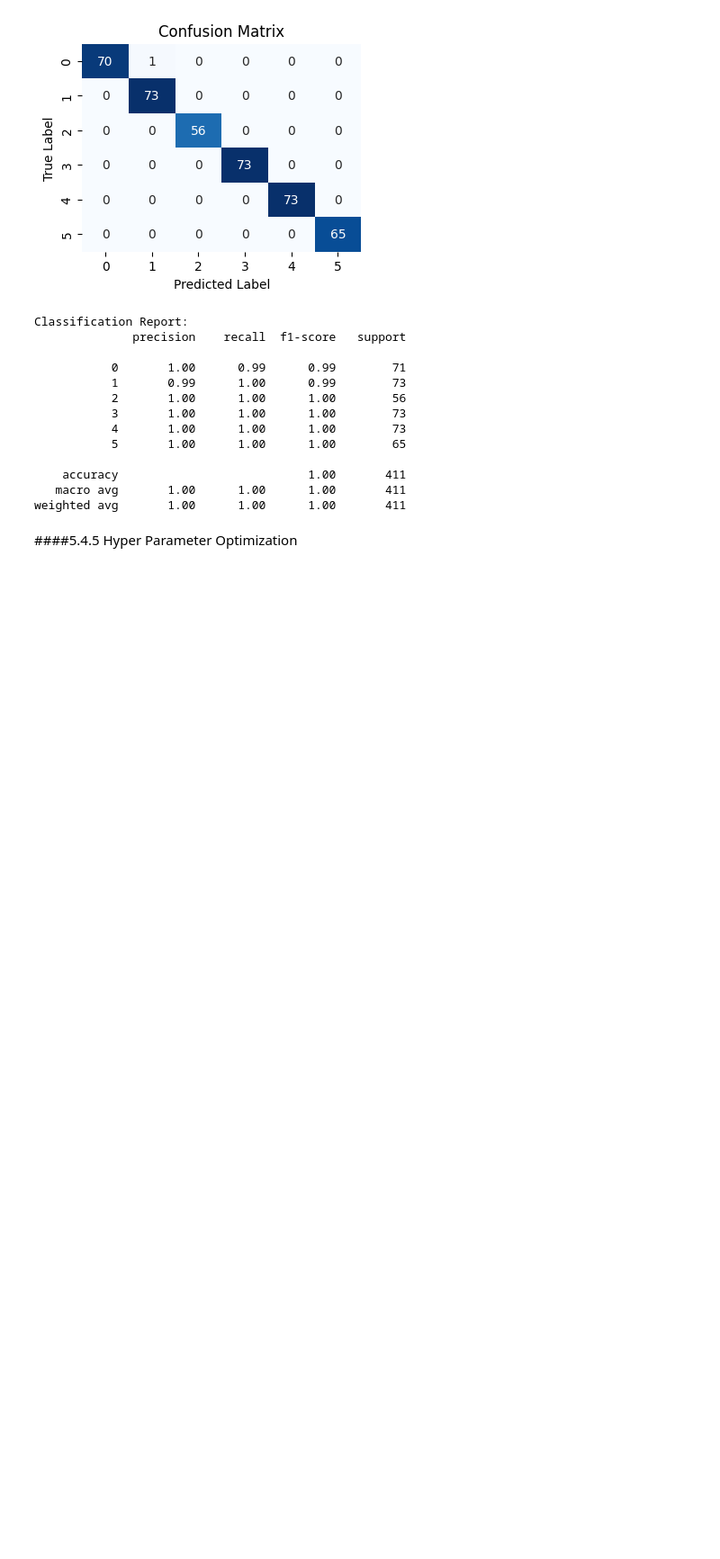
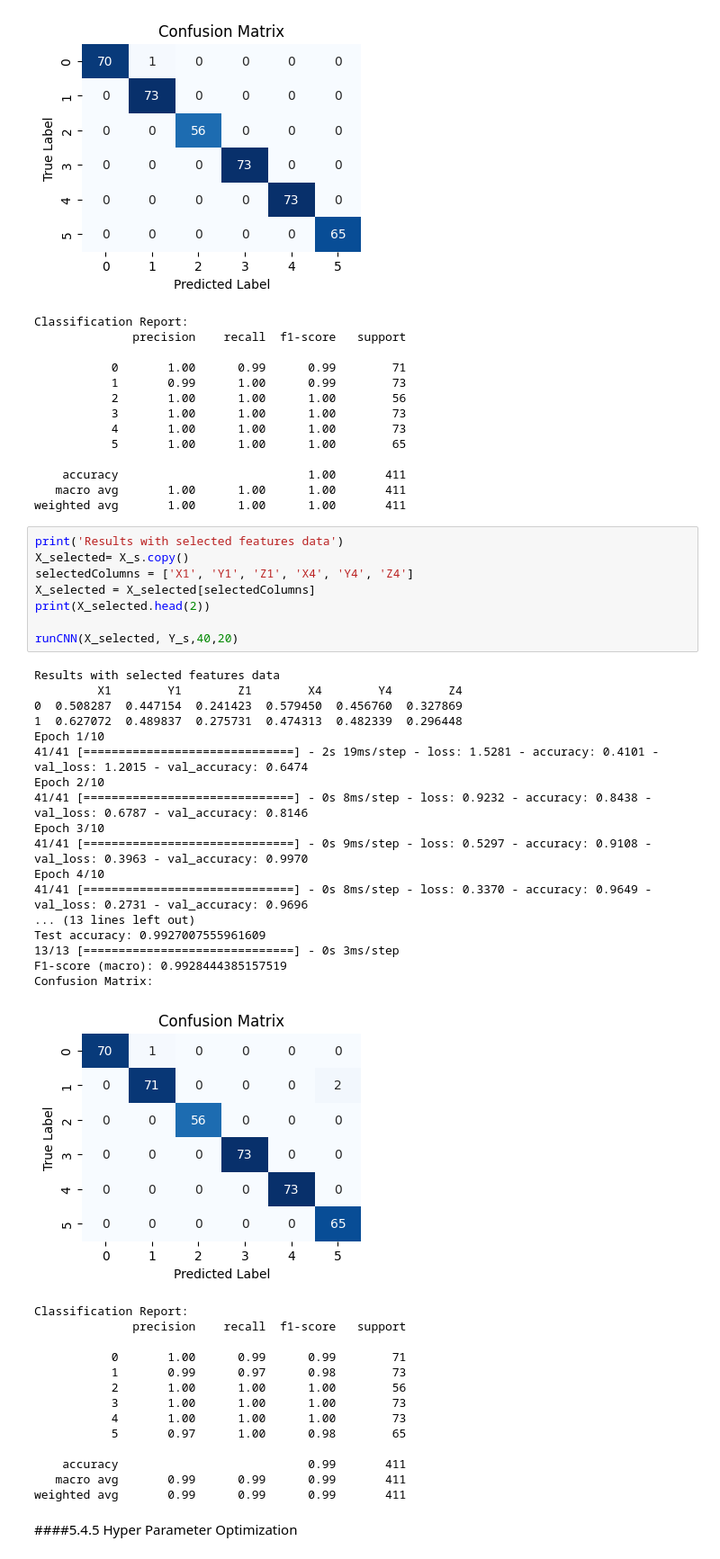
Before and after one commit to subodha1980/BU, a Jupyter notebook: activityDetection.ipynb, the cells around one changed output. Shown at 90% size. Cells and saved outputs as stored; diff of their text form; blank space fills up the shorter version.

```diff
--- a/activityDetection.ipynb
+++ b/activityDetection.ipynb
@@ -1389,5 +1413,45 @@ Classification Report:
     accuracy                           1.00       411
    macro avg       1.00      1.00      1.00       411
 weighted avg       1.00      1.00      1.00       411
+# %%
+print('Results with selected features data')
+X_selected= X_s.copy()
+selectedColumns = ['X1', 'Y1', 'Z1', 'X4', 'Y4', 'Z4']
+X_selected = X_selected[selectedColumns]
+print(X_selected.head(2))
+
+runCNN(X_selected, Y_s,40,20)
+# %% [output]
+Results with selected features data
+         X1        Y1        Z1        X4        Y4        Z4
+0  0.508287  0.447154  0.241423  0.579450  0.456760  0.327869
+1  0.627072  0.489837  0.275731  0.474313  0.482339  0.296448
+Epoch 1/10
+41/41 [==============================] - 2s 19ms/step - loss: 1.5281 - accuracy: 0.4101 - val_loss: 1.2015 - val_accuracy: 0.6474
+Epoch 2/10
+41/41 [==============================] - 0s 8ms/step - loss: 0.9232 - accuracy: 0.8438 - val_loss: 0.6787 - val_accuracy: 0.8146
+Epoch 3/10
+41/41 [==============================] - 0s 9ms/step - loss: 0.5297 - accuracy: 0.9108 - val_loss: 0.3963 - val_accuracy: 0.9970
+Epoch 4/10
+41/41 [==============================] - 0s 8ms/step - loss: 0.3370 - accuracy: 0.9649 - val_loss: 0.2731 - val_accuracy: 0.9696
+... (13 lines left out)
+Test accuracy: 0.9927007555961609
+13/13 [==============================] - 0s 3ms/step
+F1-score (macro): 0.9928444385157519
+Confusion Matrix:
+[figure, added]
+Classification Report:
+              precision    recall  f1-score   support
+
+           0       1.00      0.99      0.99        71
+           1       0.99      0.97      0.98        73
+           2       1.00      1.00      1.00        56
+           3       1.00      1.00      1.00        73
+           4       1.00      1.00      1.00        73
+           5       0.97      1.00      0.98        65
+
+    accuracy                           0.99       411
+   macro avg       0.99      0.99      0.99       411
+weighted avg       0.99      0.99      0.99       411
 # %% [markdown]
 ####5.4.5 Hyper Parameter Optimization
```
Also changed, not shown: parts of 15 cells of this notebook.
